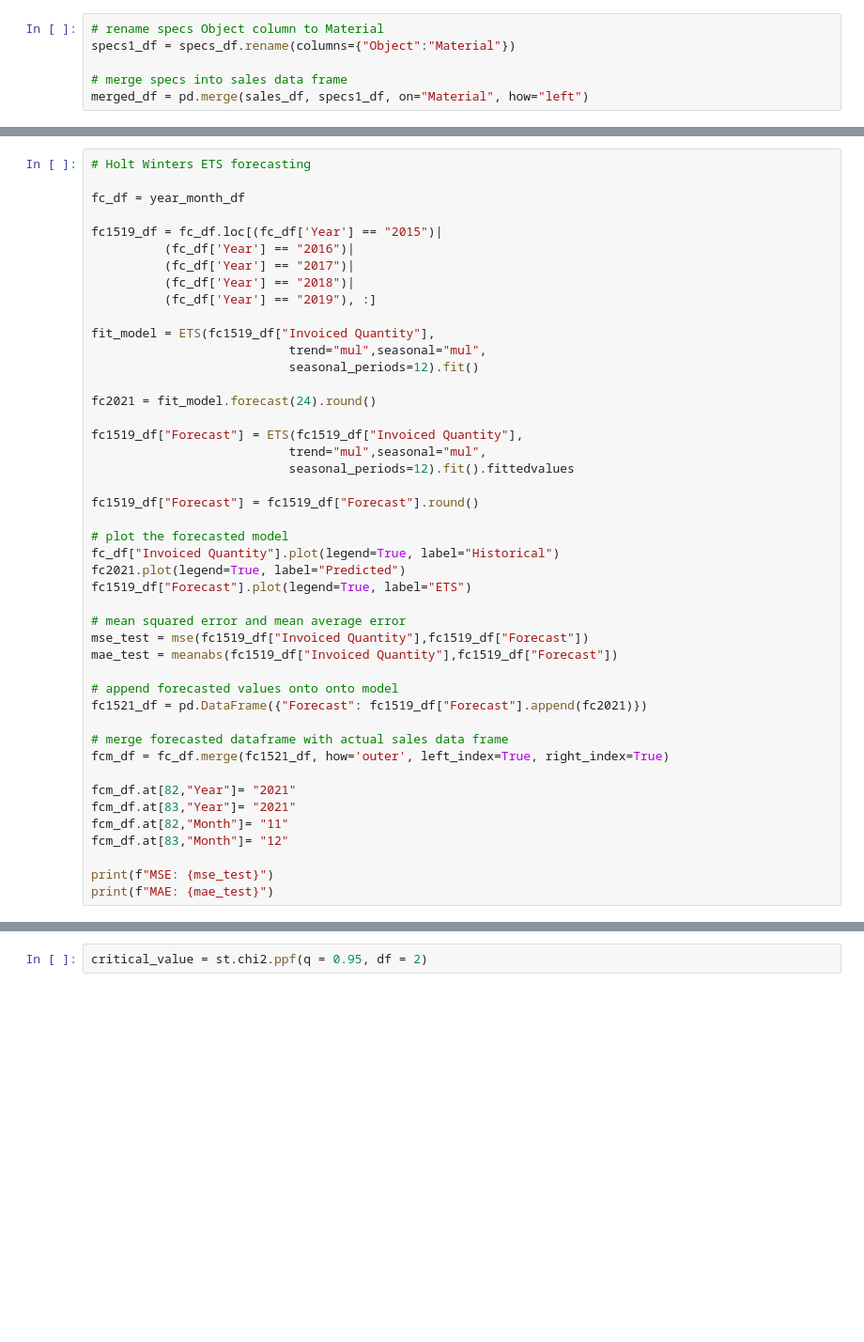
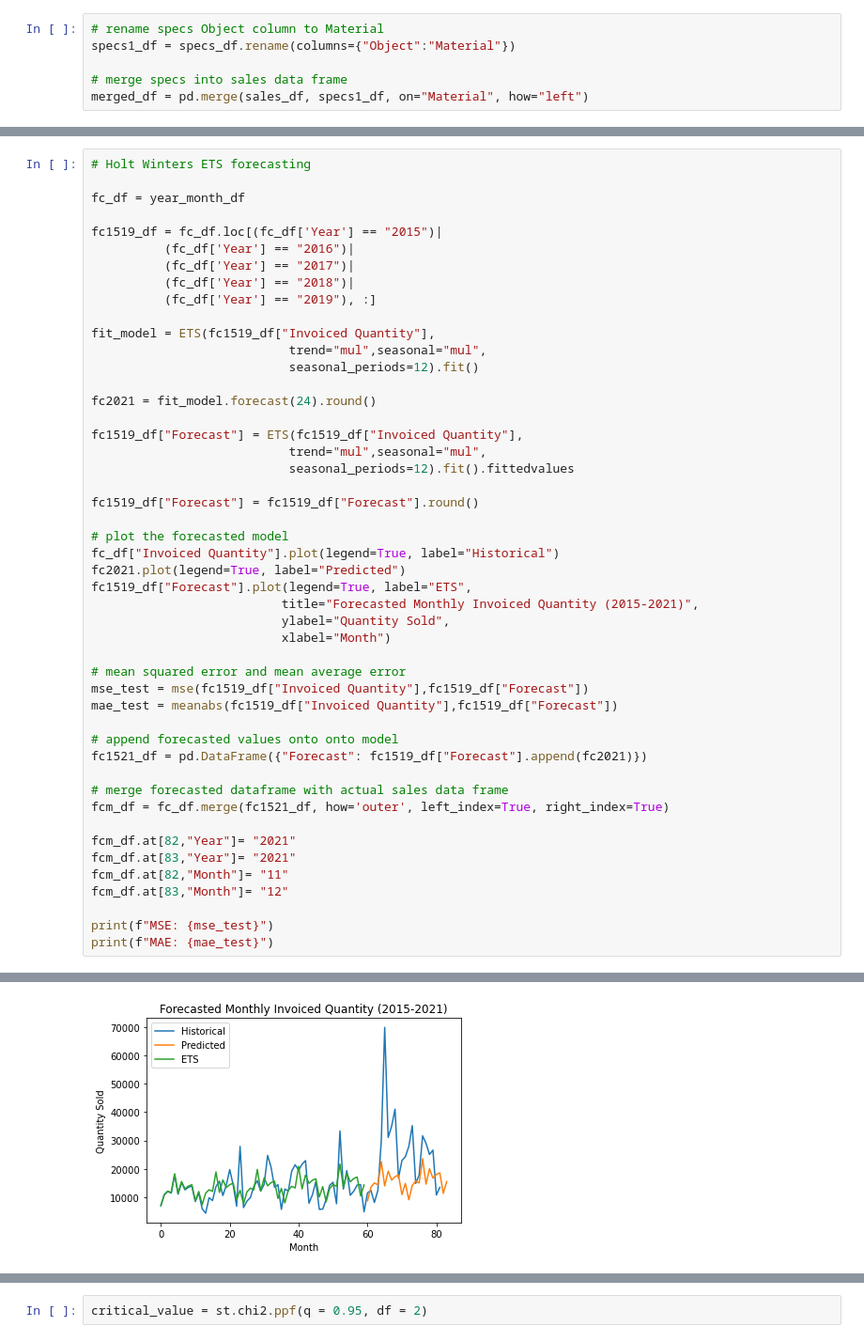
Before and after one commit to 2Delta/GT-Coding-Boot-Camp_Project-1, a Jupyter notebook: Project_01_BicycleSales_01.ipynb, the cells around one changed output, grey strips where cells are left out. Shown at 94% size. Drawn from its saved outputs; the diff is of its cells as text; blank space fills up the shorter version.

```diff
--- a/Project_01_BicycleSales_01.ipynb
+++ b/Project_01_BicycleSales_01.ipynb
@@ -96,7 +126,10 @@ fc1519_df["Forecast"] = fc1519_df["Forecast"].round()
 # plot the forecasted model
 fc_df["Invoiced Quantity"].plot(legend=True, label="Historical")
 fc2021.plot(legend=True, label="Predicted")
-fc1519_df["Forecast"].plot(legend=True, label="ETS")
+fc1519_df["Forecast"].plot(legend=True, label="ETS",
+                          title="Forecasted Monthly Invoiced Quantity (2015-2021)",
+                          ylabel="Quantity Sold",
+                          xlabel="Month")
 
 # mean squared error and mean average error
 mse_test = mse(fc1519_df["Invoiced Quantity"],fc1519_df["Forecast"])
@@ -115,3 +148,4 @@ fcm_df.at[83,"Month"]= "12"
 
 print(f"MSE: {mse_test}")
 print(f"MAE: {mae_test}")
+# %% [output]
@@ -118,3 +164,4 @@ print(f"MAE: {mae_test}")
+[figure, added]
 # %%
 # Group forecasts by year
 fcm_yr_df = fcm_df.groupby(["Year"],
```
Also changed, not shown: parts of 20 cells of this notebook.
